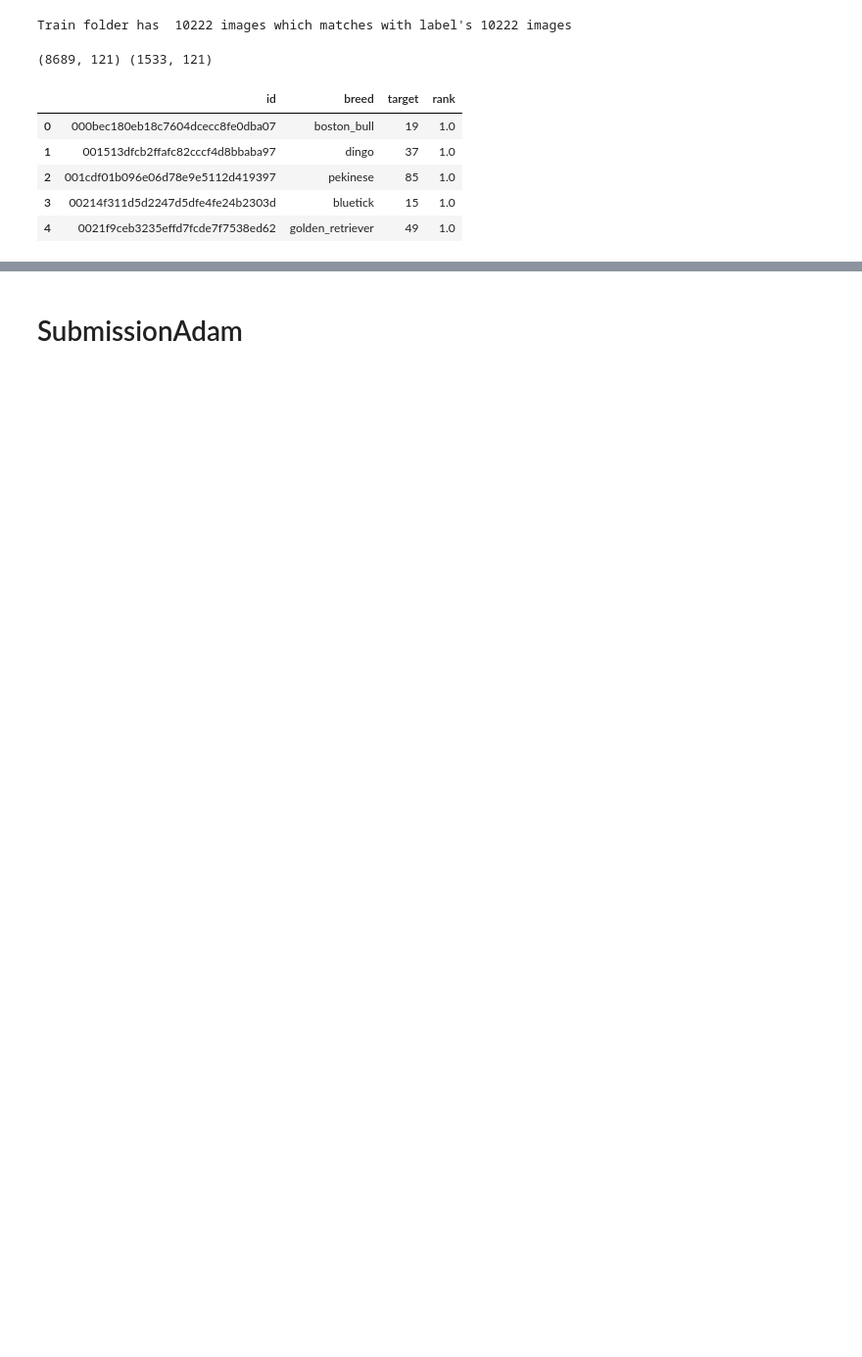
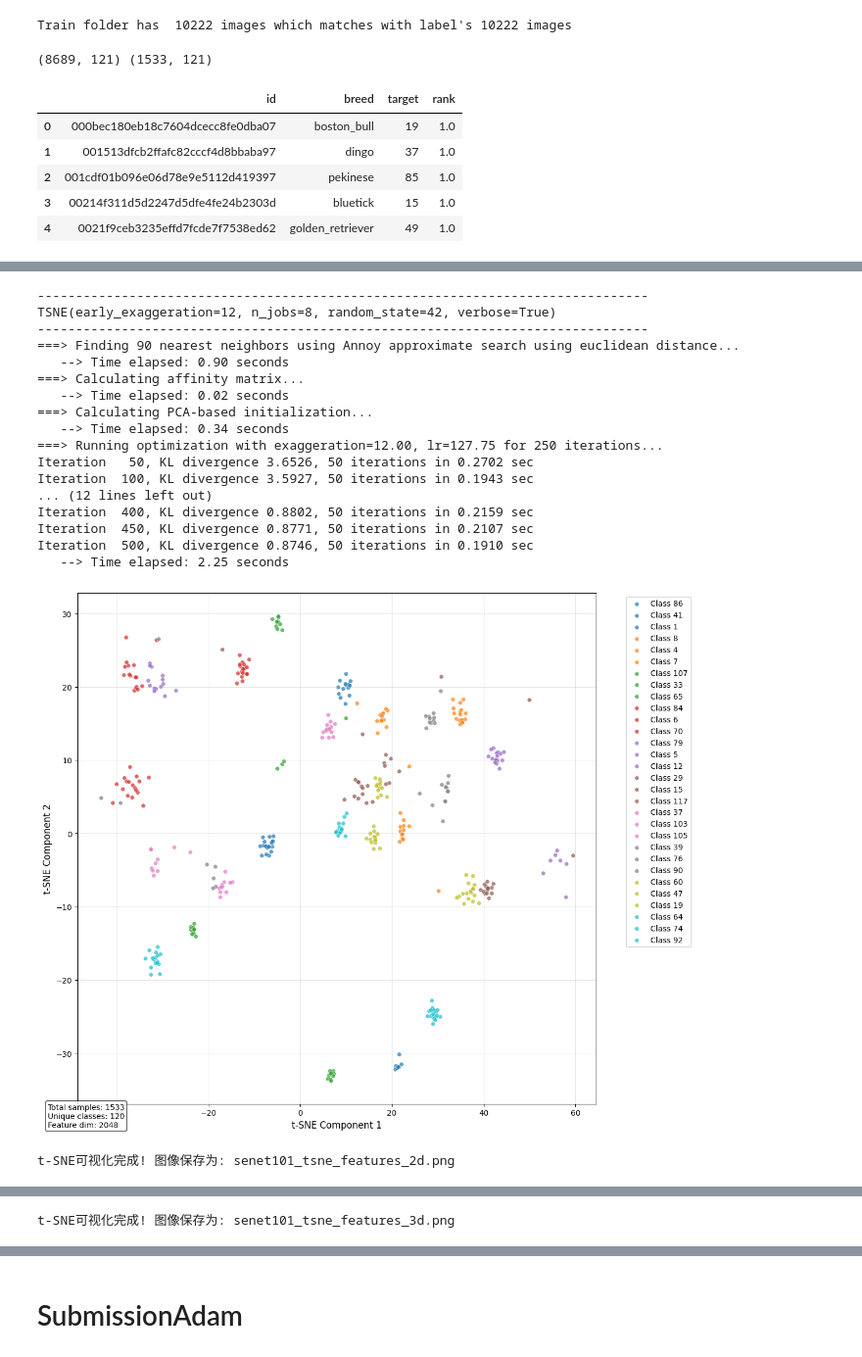
Before and after one commit to dongliangnie/Dog_Breed_Identification, a Jupyter notebook: main.ipynb, the cells around one changed output, grey strips where cells are left out. Shown at 98% size. Cells and saved outputs as stored; diff of their text form; code cells hidden in the pictures; blank space fills up the shorter version.

```diff
--- a/main.ipynb
+++ b/main.ipynb
@@ -236,0 +195,10 @@ def extract_features_and_visualize(model, dataloader, use_cuda=True, n_samples=1
+# %%
+# 可视化feature map
+import numpy as np
+import matplotlib.pyplot as plt
+from openTSNE import TSNE
+import torch
+
+from visualize.dimension_reduction_visualize import plot_tsne_features_2d,plot_tsne_features_3d
+from utils.feature_extract import extract_features_map
+features_array,labels_array=extract_features_map(senet101,dataloaders['valid'],use_cuda=use_cuda,n_samples=1000,layer_name='fc')
@@ -236,0 +223,23 @@ def extract_features_and_visualize(model, dataloader, use_cuda=True, n_samples=1
+# %%
+plot_tsne_features_2d(features_array, labels_array, "senet101")
+plot_tsne_features_3d(features_array, labels_array, "senet101")
+# %% [output]
+--------------------------------------------------------------------------------
+TSNE(early_exaggeration=12, n_jobs=8, random_state=42, verbose=True)
+--------------------------------------------------------------------------------
+===> Finding 90 nearest neighbors using Annoy approximate search using euclidean distance...
+   --> Time elapsed: 0.90 seconds
+===> Calculating affinity matrix...
+   --> Time elapsed: 0.02 seconds
+===> Calculating PCA-based initialization...
+   --> Time elapsed: 0.34 seconds
+===> Running optimization with exaggeration=12.00, lr=127.75 for 250 iterations...
+Iteration   50, KL divergence 3.6526, 50 iterations in 0.2702 sec
+Iteration  100, KL divergence 3.5927, 50 iterations in 0.1943 sec
+... (12 lines left out)
+Iteration  400, KL divergence 0.8802, 50 iterations in 0.2159 sec
+Iteration  450, KL divergence 0.8771, 50 iterations in 0.2107 sec
+Iteration  500, KL divergence 0.8746, 50 iterations in 0.1910 sec
+   --> Time elapsed: 2.25 seconds
+[figure, added]
+t-SNE可视化完成! 图像保存为: senet101_tsne_features_2d.png
@@ -236,0 +247 @@ def extract_features_and_visualize(model, dataloader, use_cuda=True, n_samples=1
+t-SNE可视化完成! 图像保存为: senet101_tsne_features_3d.png
```
Also changed, not shown: parts of 20 cells of this notebook.
